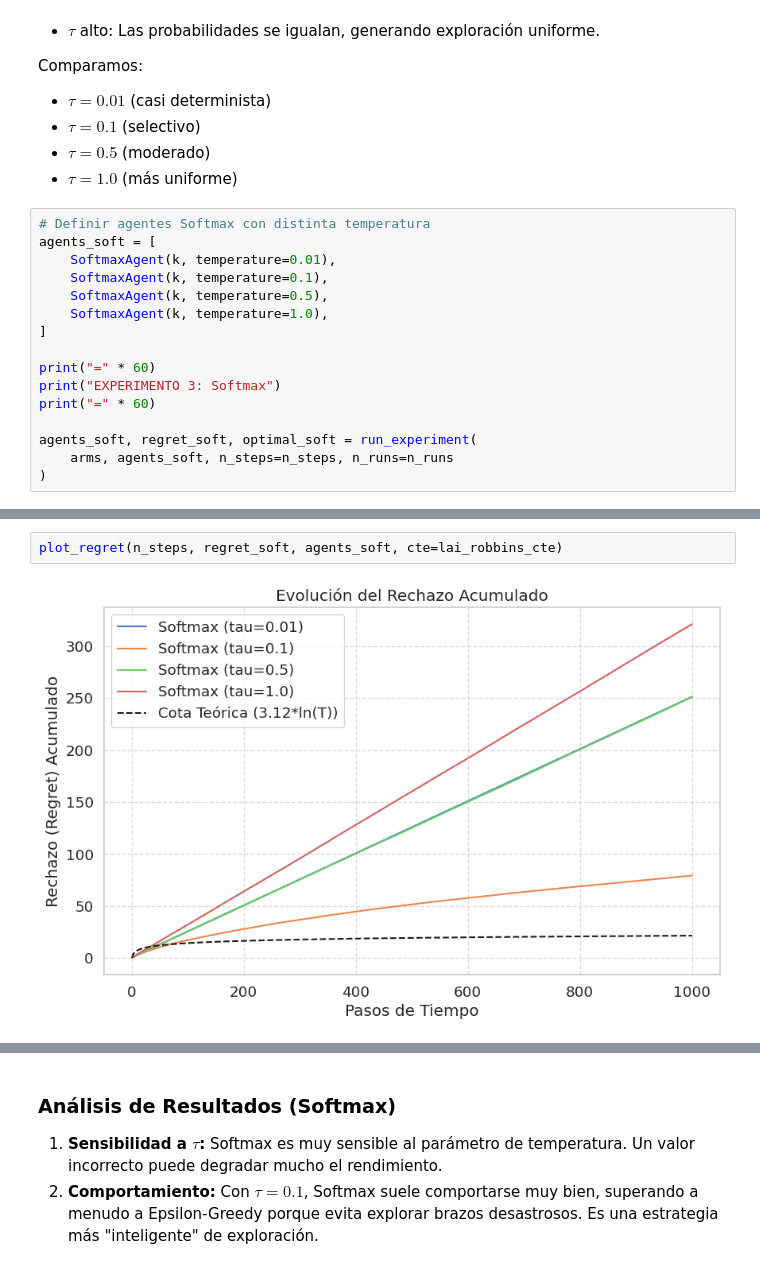
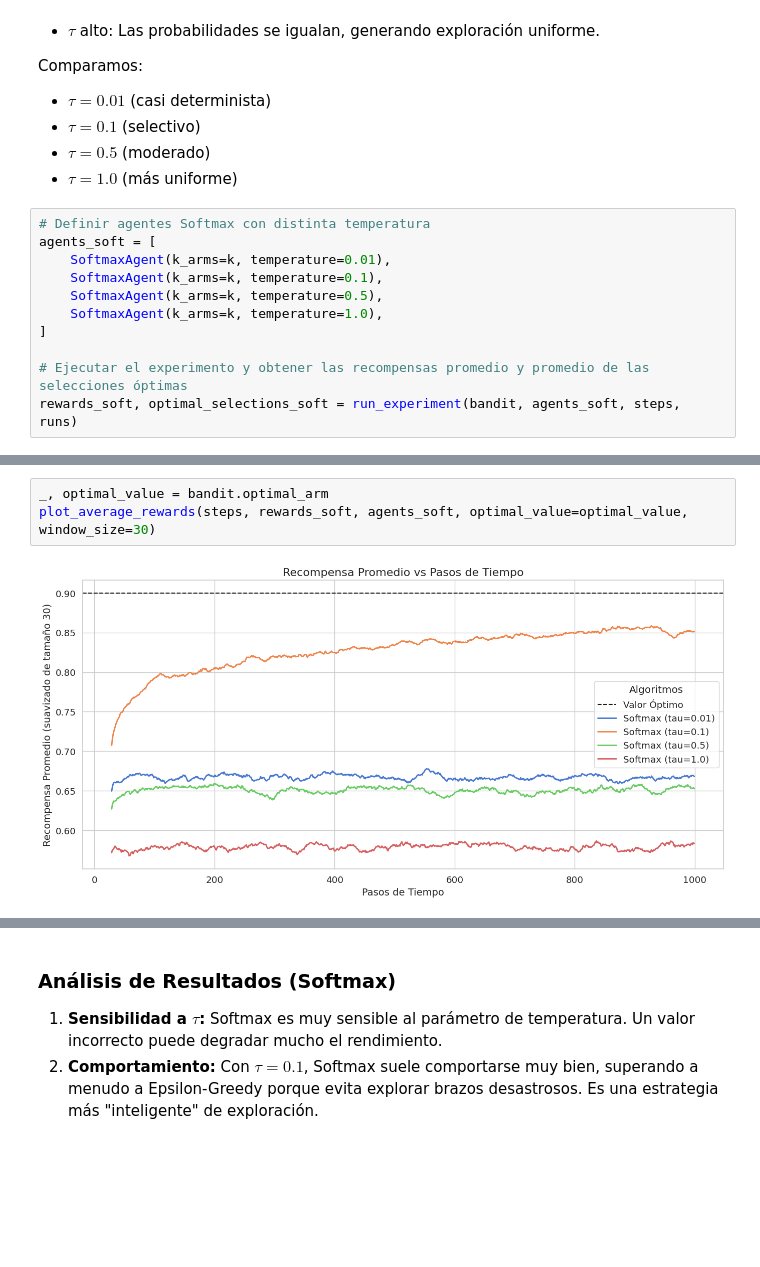
Before and after one commit to rafelsalgueiro/GallegoSalgueiroVera, a Jupyter notebook: k_brazos/estudio_bernoulli.ipynb, the cells around one changed output, grey strips where cells are left out. Cells and saved outputs as stored; diff of their text form; blank space fills up the shorter version.

```diff
--- a/k_brazos/estudio_bernoulli.ipynb
+++ b/k_brazos/estudio_bernoulli.ipynb
@@ -325,16 +289,11 @@ Comparamos:
 # %%
 # Definir agentes Softmax con distinta temperatura
 agents_soft = [
-    SoftmaxAgent(k, temperature=0.01),
-    SoftmaxAgent(k, temperature=0.1),
-    SoftmaxAgent(k, temperature=0.5),
-    SoftmaxAgent(k, temperature=1.0),
+    SoftmaxAgent(k_arms=k, temperature=0.01),
+    SoftmaxAgent(k_arms=k, temperature=0.1),
+    SoftmaxAgent(k_arms=k, temperature=0.5),
+    SoftmaxAgent(k_arms=k, temperature=1.0),
 ]
 
-print("=" * 60)
-print("EXPERIMENTO 3: Softmax")
-print("=" * 60)
-
-agents_soft, regret_soft, optimal_soft = run_experiment(
-    arms, agents_soft, n_steps=n_steps, n_runs=n_runs
-)
+# Ejecutar el experimento y obtener las recompensas promedio y promedio de las selecciones óptimas
+rewards_soft, optimal_selections_soft = run_experiment(bandit, agents_soft, steps, runs)
@@ -350,5 +300,6 @@ Pasos: 1000, Ejecuciones: 200
 # %%
-plot_regret(n_steps, regret_soft, agents_soft, cte=lai_robbins_cte)
+_, optimal_value = bandit.optimal_arm
+plot_average_rewards(steps, rewards_soft, agents_soft, optimal_value=optimal_value, window_size=30)
 # %% [output]
-[figure, old version]
+[figure, new version]
 # %%
```
Also changed, not shown: parts of 34 cells of this notebook, 4 other files.
